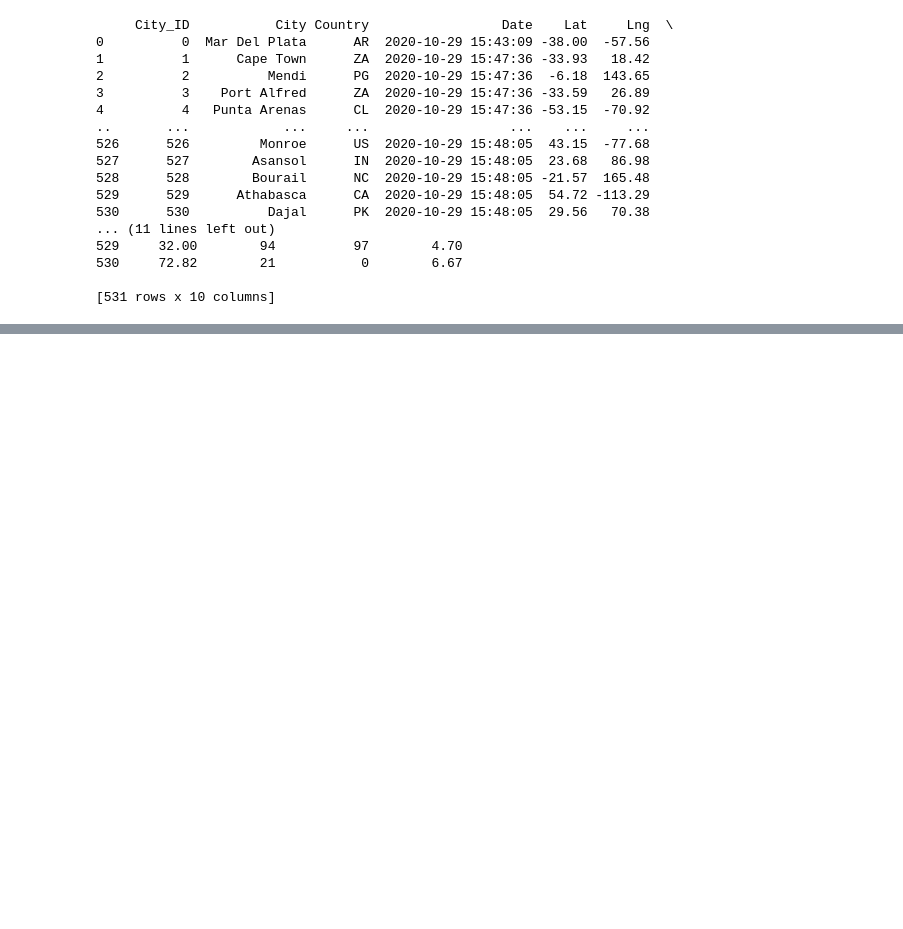
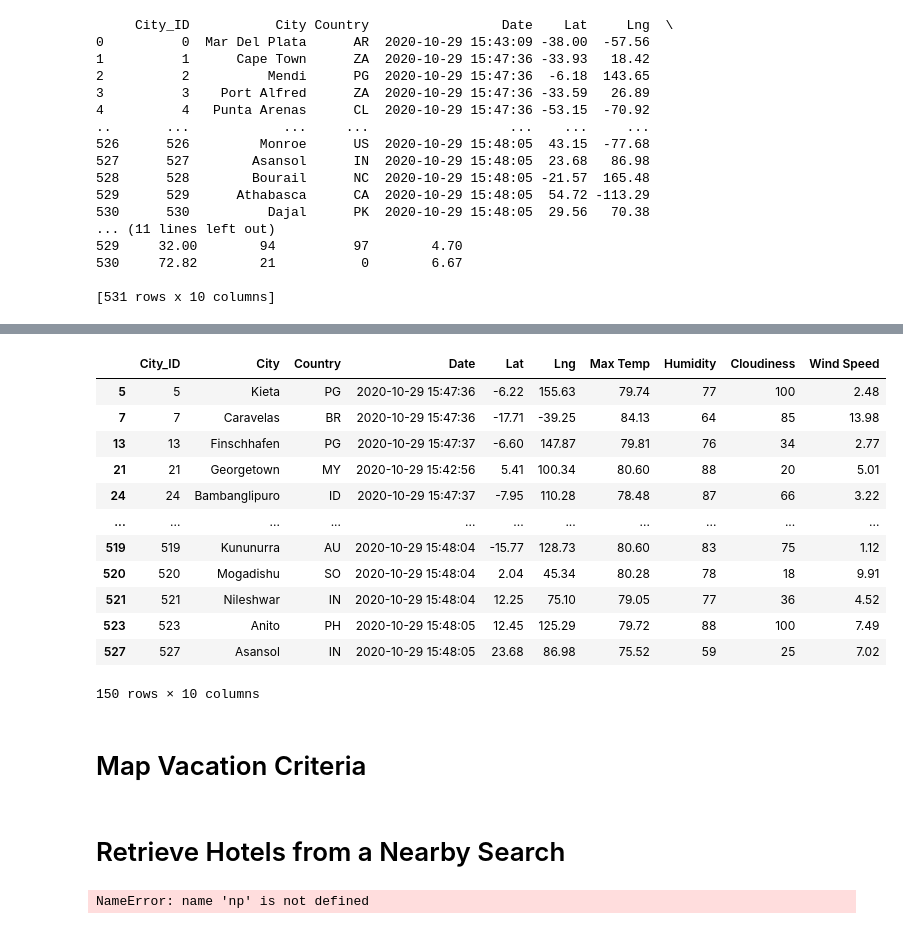
Before and after one commit to emmanuelmartinezs/World_Weather_Analysis, a Jupyter notebook: VacationPy.ipynb, the cells around one changed output, grey strips where cells are left out. Drawn from its saved outputs; the diff is of its cells as text; code cells hidden in the pictures; blank space fills up the shorter version.

```diff
--- a/VacationPy.ipynb
+++ b/VacationPy.ipynb
@@ -243,0 +250,4 @@ fig
+# %%
+# Ask the customer to add a minimum and maximum temperature value.
+min_temp = float(input("What is the minimum temperature you would like for your trip? "))
+max_temp = float(input("What is the maximum temperature you would like for your trip? "))
@@ -243,0 +257,5 @@ fig
+# %%
+# Filter the dataset to find the cities that fit the criteria.
+preferred_cities_df = city_data_df.loc[(city_data_df["Max Temp"] <= max_temp) & \
+                                       (city_data_df["Max Temp"] >= min_temp)]
+preferred_cities_df.head(10)
@@ -243,0 +321,18 @@ fig
+# %%
+preferred_cities_df.dropna()
+# %% [output]
+|  | City_ID | City | Country | Date | Lat | Lng | Max Temp | Humidity | Cloudiness | Wind Speed |
+| 5 | 5 | Kieta | PG | 2020-10-29 15:47:36 | -6.22 | 155.63 | 79.74 | 77 | 100 | 2.48 |
+| 7 | 7 | Caravelas | BR | 2020-10-29 15:47:36 | -17.71 | -39.25 | 84.13 | 64 | 85 | 13.98 |
+| 13 | 13 | Finschhafen | PG | 2020-10-29 15:47:37 | -6.60 | 147.87 | 79.81 | 76 | 34 | 2.77 |
+| 21 | 21 | Georgetown | MY | 2020-10-29 15:42:56 | 5.41 | 100.34 | 80.60 | 88 | 20 | 5.01 |
+| 24 | 24 | Bambanglipuro | ID | 2020-10-29 15:47:37 | -7.95 | 110.28 | 78.48 | 87 | 66 | 3.22 |
+| ... | ... | ... | ... | ... | ... | ... | ... | ... | ... | ... |
+| 519 | 519 | Kununurra | AU | 2020-10-29 15:48:04 | -15.77 | 128.73 | 80.60 | 83 | 75 | 1.12 |
+| 520 | 520 | Mogadishu | SO | 2020-10-29 15:48:04 | 2.04 | 45.34 | 80.28 | 78 | 18 | 9.91 |
+| 521 | 521 | Nileshwar | IN | 2020-10-29 15:48:04 | 12.25 | 75.10 | 79.05 | 77 | 36 | 4.52 |
+| 523 | 523 | Anito | PH | 2020-10-29 15:48:05 | 12.45 | 125.29 | 79.72 | 88 | 100 | 7.49 |
+| 527 | 527 | Asansol | IN | 2020-10-29 15:48:05 | 23.68 | 86.98 | 75.52 | 59 | 25 | 7.02 |
+150 rows × 10 columns
+# %% [markdown]
+# Map Vacation Criteria
@@ -243,0 +346,36 @@ fig
+# %% [markdown]
+# Retrieve Hotels from a Nearby Search
+# %%
+hotel_df = preferred_cities_df
+hotel_df['Hotel Name'] = np.nan
+
+target_search = "Hotel"
+target_radius = 5000
+target_type = "lodging"
+
+idx = 0
+for index, row in hotel_df.iterrows():
+    # set up a parameters dictionary
+    params = {
+        "location": f"{row['Lat']}, {row['Lng']}",
+        "keyword": target_search,
+        "radius": target_radius,
+        "type": target_type,
+        "key": g_key
+    }
+
+    # base url
+    base_url = "https://maps.googleapis.com/maps/api/place/nearbysearch/json"
+
+    # run a request using our params dictionary
+    response = requests.get(base_url, params=params)
+    response_json = response.json()
+    results = response_json['results']
+    if len(results) > 0:
+        name = response_json['results'][0]['name']
+        hotel_df.iloc[idx, -1] = name
+    idx = idx + 1
+
+narrowed_city_df = hotel_df
+# %% [output]
+NameError: name 'np' is not defined
```
Also changed, not shown: parts of 11 cells of this notebook, 1 other file.
